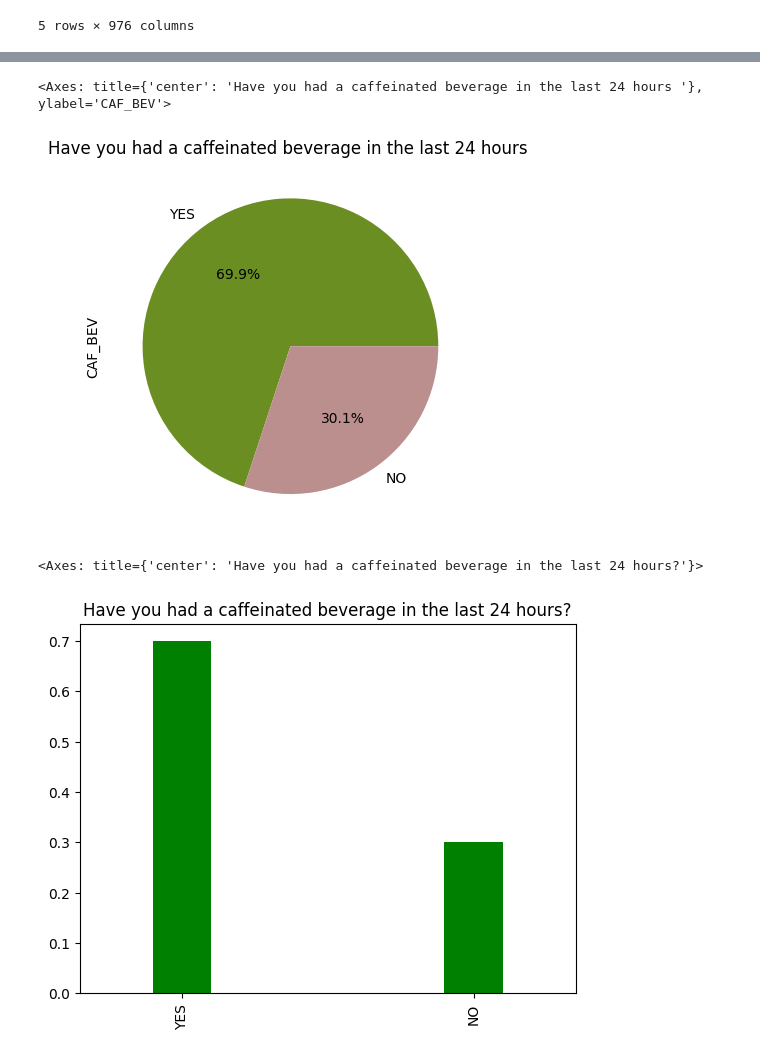
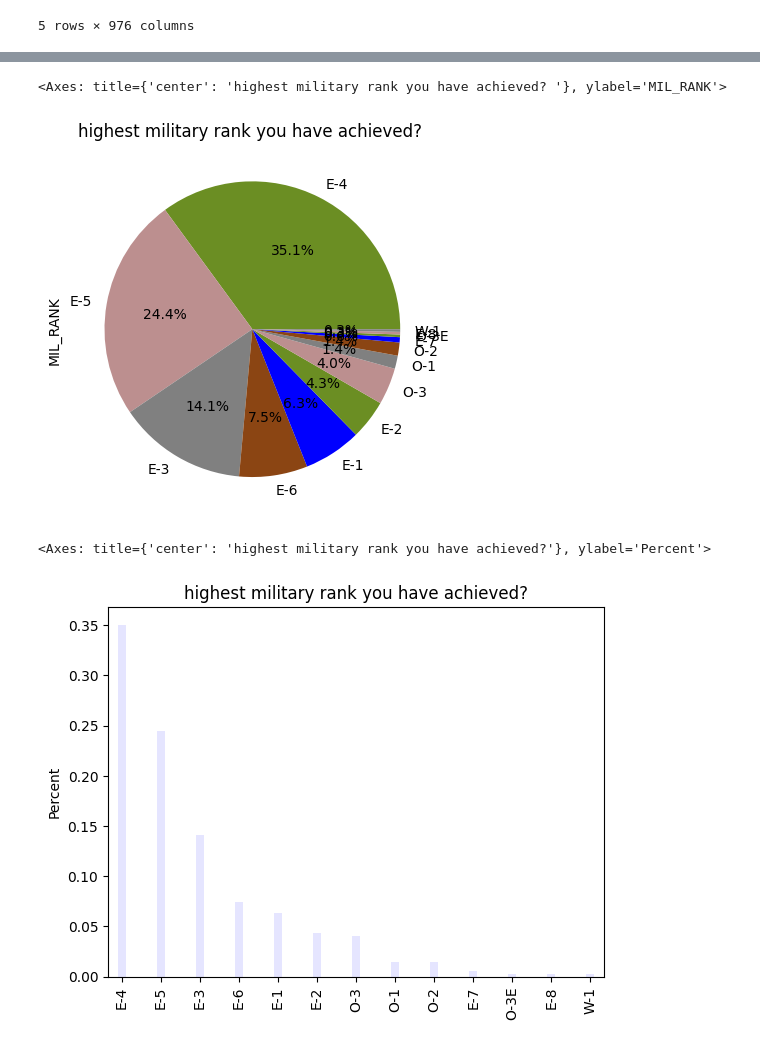
Before and after one commit to ginolopiccolo/skyline-math-200, a Jupyter notebook: Python_Notebook_Setup_by_.ipynb, the cells around one changed output, grey strips where cells are left out. Cells and saved outputs as stored; diff of their text form; code cells hidden in the pictures.

```diff
--- a/Python_Notebook_Setup_by_.ipynb
+++ b/Python_Notebook_Setup_by_.ipynb
@@ -61,4 +178,0 @@ Name: CAF_BEV, dtype: int64
-# %%
-df['CAF_BEV'] = df ['CAF_BEV'].loc[df['CAF_BEV']!=' ']
-df['CAF_BEV'] = df ['CAF_BEV'].loc[df['CAF_BEV']!='8']
-df['CAF_BEV'].value_counts()
@@ -69,3 +178,0 @@ Name: CAF_BEV, dtype: int64
-# %%
-df['CAF_BEV'].replace(['0','1'], ['NO', 'YES',] ,inplace = True)
-df['CAF_BEV'].value_counts ()
@@ -75,0 +179,6 @@ Name: CAF_BEV, dtype: int64
+# %%
+df['MIL_RANK'] = df ['MIL_RANK'].loc[df['MIL_RANK']!=' ']
+df['MIL_RANK'] = df ['MIL_RANK'].loc[df['MIL_RANK']!='96']
+df['MIL_RANK'] = df ['MIL_RANK'].loc[df['MIL_RANK']!='97']
+df['MIL_RANK'] = df ['MIL_RANK'].loc[df['MIL_RANK']!='98']
+df['MIL_RANK'].value_counts()
@@ -75,0 +200,3 @@ Name: CAF_BEV, dtype: int64
+# %%
+df['MIL_RANK'].replace(['4','5','3','6','1','2','15','11','13','7','16','8','24'], ['E-4','E-5','E-3','E-6','E-1','E-2','O-3','O-1','O-2','E-7','O-3E','E-8','W-1' ] ,inplace = True)
+df['MIL_RANK'].value_counts ()
@@ -82,13 +235,14 @@ rp.summary_cat(df['CAF_BEV'])
 # %%
 #Graphs and tables or statistics
-plt.title("Have you had a caffeinated beverage in the last 24 hours ")
-df['CAF_BEV'].value_counts().plot(kind ='pie', autopct='%1.1f%%', colors=['olivedrab', 'rosybrown', 'gray', 'saddlebrown','blue'])
+plt.title("highest military rank you have achieved? ")
+df['MIL_RANK'].value_counts().plot(kind ='pie', autopct='%1.1f%%', colors=['olivedrab', 'rosybrown', 'gray', 'saddlebrown','blue'])
 # %% [output]
-<Axes: title={'center': 'Have you had a caffeinated beverage in the last 24 hours '}, ylabel='CAF_BEV'>
+<Axes: title={'center': 'highest military rank you have achieved? '}, ylabel='MIL_RANK'>
-[figure, old version]
+[figure, new version]
 # %%
-plt.title("Have you had a caffeinated beverage in the last 24 hours?")
-df['CAF_BEV'].value_counts(normalize = True).plot(kind ='bar', color = 'green', width = 0.2)
+plt.ylabel("Percent")
+plt.title("highest military rank you have achieved?")
+df['MIL_RANK'].value_counts(normalize = True).plot(kind ='bar', color = 'blue', width = 0.2, alpha = 0.1)
 # %% [output]
-<Axes: title={'center': 'Have you had a caffeinated beverage in the last 24 hours?'}>
+<Axes: title={'center': 'highest military rank you have achieved?'}, ylabel='Percent'>
-[figure, old version]
+[figure, new version]
```
Also changed, not shown: parts of 26 cells of this notebook.
